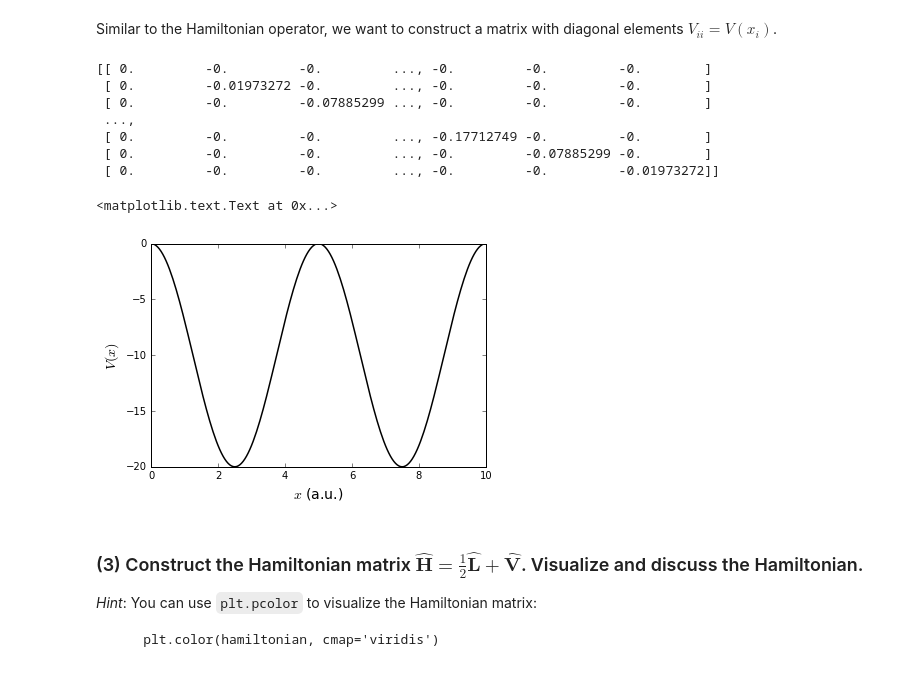
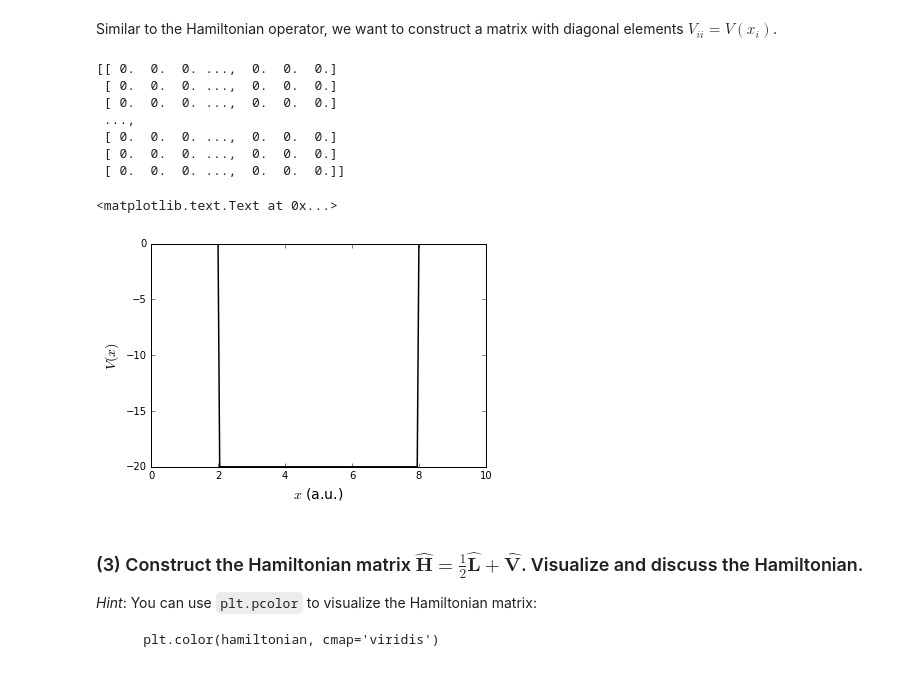
Before and after one commit to gpleyson/mpie_python_course_2016, a Jupyter notebook: python_notebooks/solution_2_Hamiltonian_matrix_for_1D_Schreodinger_equation.ipynb, the cells around one changed output. Drawn from its saved outputs; the diff is of its cells as text; code cells hidden in the pictures.

```diff
--- a/python_notebooks/solution_2_Hamiltonian_matrix_for_1D_Schreodinger_equation.ipynb
+++ b/python_notebooks/solution_2_Hamiltonian_matrix_for_1D_Schreodinger_equation.ipynb
@@ -93,25 +93,28 @@ Similar to the Hamiltonian operator, we want to construct a matrix with diagonal
 # %%
 # Here, I choose a sinusoidal function (sine), with an atom at each minimum.  You
 # can make the code more efficient, but I chose to be explicit here.
 natoms = 2
 Vscale = 20
 period = xLength / natoms
-fxn_pot = Vscale * (np.cos(2*np.pi*xvar/period)-1.) / 2.
+# fxn_pot = Vscale * (np.cos(2*np.pi*xvar/period)-1.) / 2.
+fxn_pot = np.zeros(nmesh)
+fxn_pot[(xvar>2.) & (xvar<8.)] = -Vscale
+
 potential = np.eye(nmesh) * fxn_pot
 print(potential)
 plt.plot(xvar, fxn_pot, '-k', lw=1.5)
 plt.xlabel('$x$ (a.u.)', fontsize=14)
 plt.ylabel('$V(x)$', fontsize=14)
 # %% [output]
-[[ 0.         -0.         -0.         ..., -0.         -0.         -0.        ]
- [ 0.         -0.01973272 -0.         ..., -0.         -0.         -0.        ]
- [ 0.         -0.         -0.07885299 ..., -0.         -0.         -0.        ]
+[[ 0.  0.  0. ...,  0.  0.  0.]
+ [ 0.  0.  0. ...,  0.  0.  0.]
+ [ 0.  0.  0. ...,  0.  0.  0.]
  ...,
- [ 0.         -0.         -0.         ..., -0.17712749 -0.         -0.        ]
- [ 0.         -0.         -0.         ..., -0.         -0.07885299 -0.        ]
- [ 0.         -0.         -0.         ..., -0.         -0.         -0.01973272]]
+ [ 0.  0.  0. ...,  0.  0.  0.]
+ [ 0.  0.  0. ...,  0.  0.  0.]
+ [ 0.  0.  0. ...,  0.  0.  0.]]
 <matplotlib.text.Text at 0x...>
-[figure, old version]
+[figure, new version]
 # %% [markdown]
 ### (3) Construct the Hamiltonian matrix $\boldsymbol{\hat{H}} = \frac{1}{2}\boldsymbol{\hat{L} + \boldsymbol{\hat{V}}}$.  Visualize and discuss the Hamiltonian.
 *Hint*: You can use `plt.pcolor` to visualize the Hamiltonian matrix:
```
Also changed, not shown: parts of 5 cells of this notebook, 4 other files.
